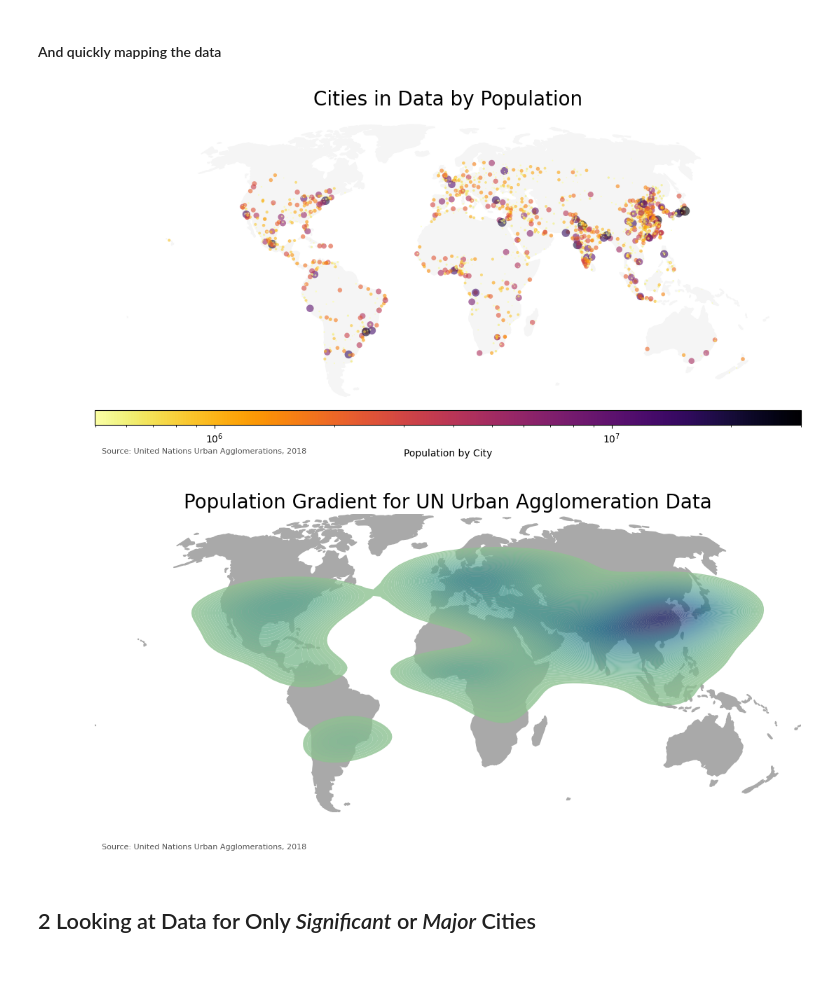
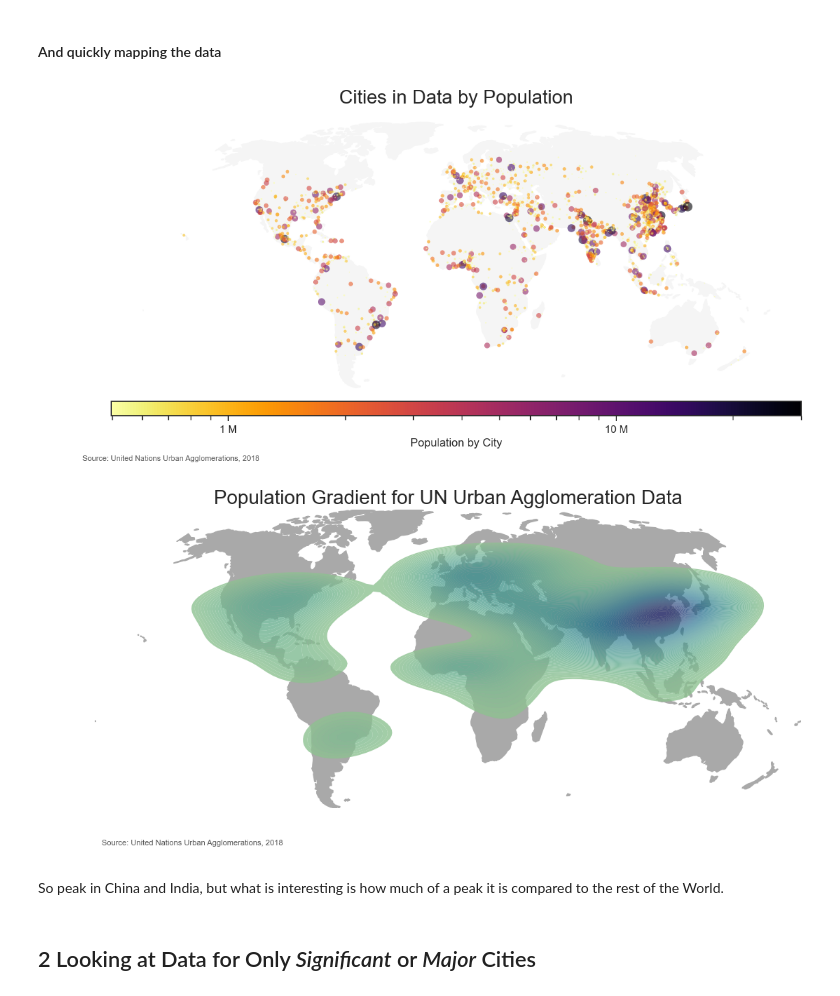
Before and after one commit to qwertytam/hermitcity, a Jupyter notebook: nb/cities.ipynb, the cells around one changed output. Saved outputs shown, nothing was run; the diff lists cells and outputs as text; code cells hidden in the pictures; blank space fills up the shorter version.

```diff
--- a/nb/cities.ipynb
+++ b/nb/cities.ipynb
@@ -155,0 +160,3 @@ The Largest Cities in the Data
+# %%
+import seaborn as sns
+sns.set_theme(style='white', palette='dark')
@@ -156,7 +228,6 @@ The Largest Cities in the Data
 # %% [markdown]
 #### And quickly mapping the data
 # %%
-import matplotlib.pyplot as plt
 import matplotlib.colors as mplcolors
 import geopandas as gpd
 from mpl_toolkits.axes_grid1 import make_axes_locatable
@@ -186,39 +257,41 @@ cax = divider.append_axes('bottom', size='5%', pad=-0.0)
 new_min_ms, new_max_ms = 1*1e0, 1*1e1
 
 gdf['mkr_size'] = np.log10(gdf['popn'])
 gdf['mkr_size'] = \
     (gdf['mkr_size'] - gdf['mkr_size'].min()) / np.ptp(gdf['mkr_size']) \
             * (new_max_ms - new_min_ms) + new_min_ms
 gdf['mkr_size'] = gdf['mkr_size']**2
 
 # Plotting the cities
+lgdlbl_fmt = lambda x, pos: f"{x*1e-6:,.0f} M"
+
 gdf.plot(column='popn',
          ax=ax, cax=cax,
          marker='o',
          markersize='mkr_size',
          legend=True,
          legend_kwds={'label': "Population by City",
-                      'orientation': 'horizontal'},
+                      'orientation': 'horizontal',
+                      'format': lgdlbl_fmt},
          norm=mplcolors.LogNorm(min_popn, vmax=30*1e6),
          alpha=0.6,
          cmap='inferno_r',
          linewidth=0)
 
 # Formatting the plot
 ax.set_axis_off()
 ax.set_title("Cities in Data by Population",
              fontdict={'fontsize': '20', 'fontweight' : '3'})
-_ = ax.annotate("Source: United Nations Urban Agglomerations, 2018",
-            xy=(0.07, .05),
+scr_ann = ax.annotate("Source: United Nations Urban Agglomerations, 2018",
+            xy=(0.05, .03),
             xycoords='figure fraction',
             horizontalalignment='left',
             verticalalignment='top',
             fontsize=8,
             color='#555555')
 # %% [output]
-[figure, old version]
+[figure, new version]
 # %%
-import seaborn as sns
 import scipy
 
 # Set up the base map
@@ -235,6 +308,8 @@ df_hm = gpd.GeoDataFrame(
     geometry=gpd.points_from_xy(df_hm['lon'], df_hm['lat']),
     crs=wgs84_proj)
 df_hm.to_crs(crs=rob_proj, inplace=True)
+
+# Get the lat and lon using the new coordinate reference system
 df_hm['lon_gm'] = df_hm.geometry.x
 df_hm['lat_gm'] = df_hm.geometry.y
 df_hm['popn'] = np.log10(df_hm['popn'])
@@ -251,7 +326,7 @@ y_support = sns.utils._kde_support(data[:, 1], bw_y, grid_y, 3, (axis[1], axis[3
 xx, yy = np.meshgrid(x_support, y_support)
 levels = kde([xx.ravel(), yy.ravel()]).reshape(xx.shape)
 
-
+# Plot the countor map
 cset = plt.contourf(
     xx, yy, levels,
     150, # n_levels
@@ -277,7 +352,9 @@ _ = ax.annotate("Source: United Nations Urban Agglomerations, 2018",
             fontsize=8,
             color='#555555')
 # %% [output]
-[figure, old version]
+[figure, new version]
+# %% [markdown]
+So peak in China and India, but what is interesting is how much of a peak it is compared to the rest of the World.
 # %% [markdown]
 ## 2 Looking at Data for Only *Significant* or *Major* Cities
 # %%
```
Also changed, not shown: parts of 23 cells of this notebook.
